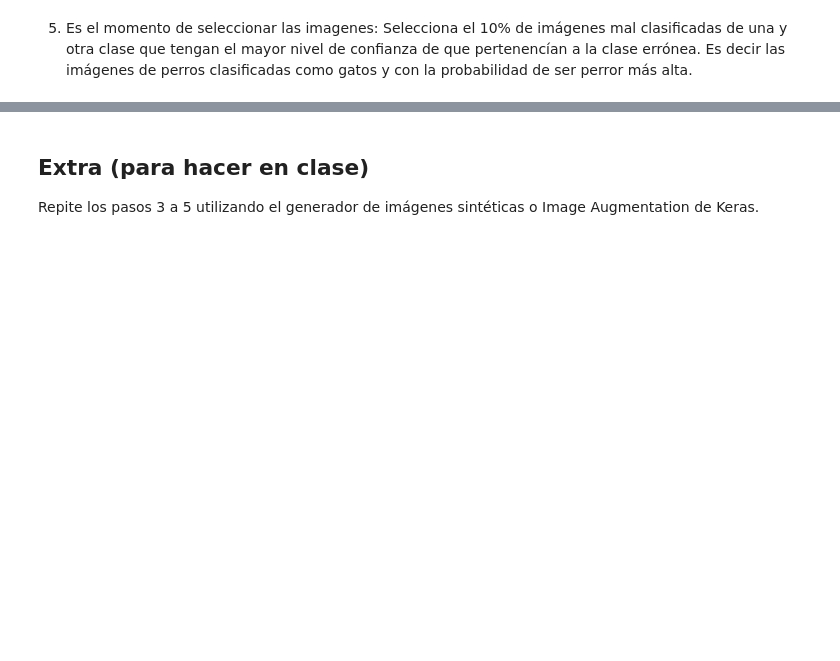
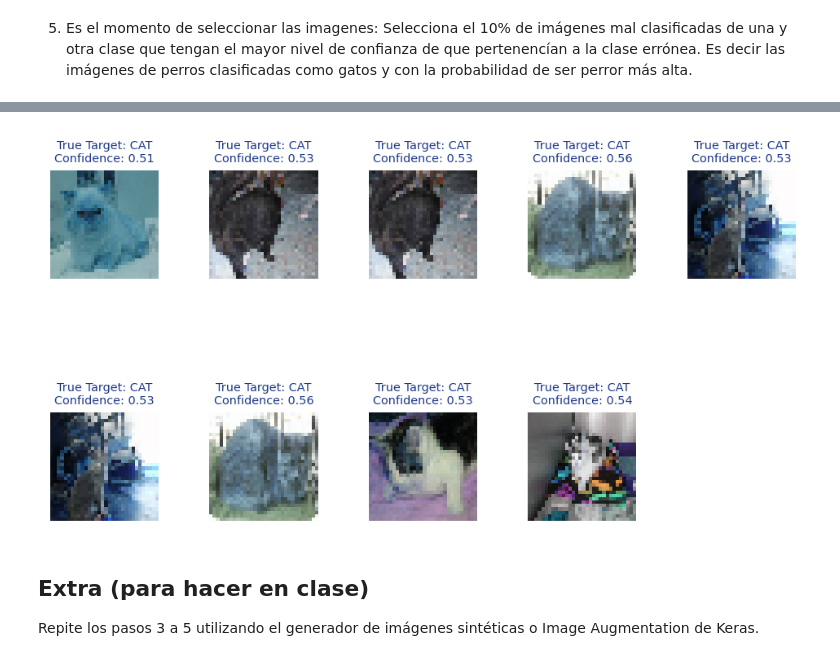
Before and after one commit to aaerror/ONLINE_DS_THEBRIDGE_AAC, a Jupyter notebook: deep_learning/sprint_16/redes_convolucionales/cnn.ipynb, the cells around one changed output, grey strips where cells are left out. Cells and saved outputs as stored; diff of their text form; code cells hidden in the pictures; blank space fills up the shorter version.

```diff
--- a/deep_learning/sprint_16/redes_convolucionales/cnn.ipynb
+++ b/deep_learning/sprint_16/redes_convolucionales/cnn.ipynb
@@ -570,3 +644,15 @@ ValueError: Per-column arrays must each be 1-dimensional
+# %%
+expr = "Target == 'cat' and `Target Category` != Prediction"
+df_err_cats = results.query(expr).sort_values(
+	by="Confidence",
+	ascending=True
+).copy()
+# %%
+errors = int(df_err_cats.shape[0] * .1)
+idx = df_err_cats[:errors].index
+show_images(errors, df_test[idx], df_err_cats.loc[idx, :])
+# %% [output]
+[figure, added]
 # %% [markdown]
 ## Extra (para hacer en clase)
 Repite los pasos 3 a 5 utilizando el generador de imágenes sintéticas o Image Augmentation de Keras.
```
Also changed, not shown: parts of 19 cells of this notebook.
